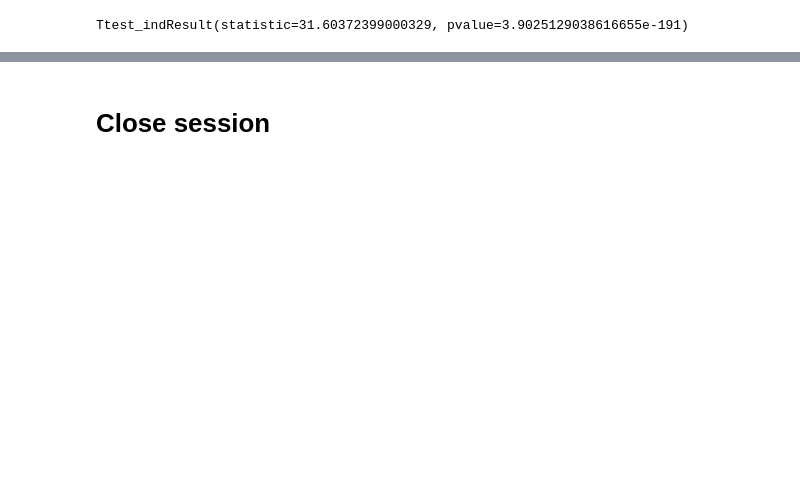
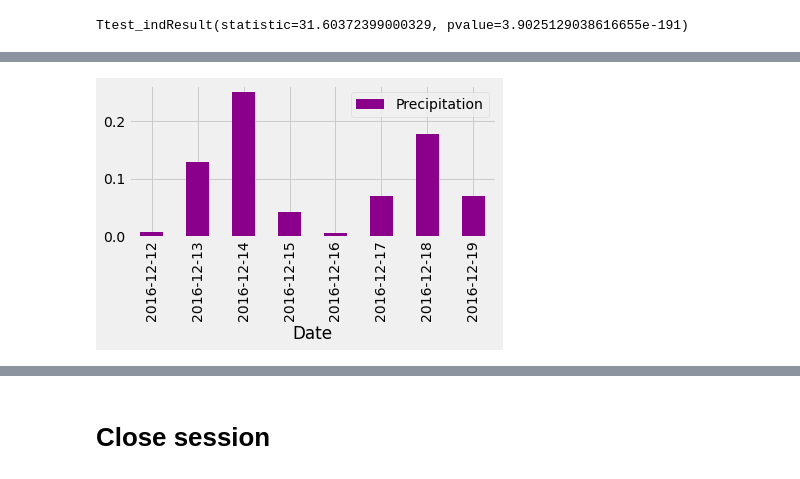
Before and after one commit to KStrange89/Trip-Planning, a Jupyter notebook: climate.ipynb, the cells around one changed output, grey strips where cells are left out. Saved outputs shown, nothing was run; the diff lists cells and outputs as text; code cells hidden in the pictures; blank space fills up the shorter version.

```diff
--- a/climate.ipynb
+++ b/climate.ipynb
@@ -283,0 +484,15 @@ Because the p-value is so high, we fail to reject the null hypothesis. The diffe
+# %%
+start_date = '2016-12-12'
+end_date = '2016-12-19'
+
+sel = [Measurement.date, func.avg(Measurement.prcp)]
+
+results = session.query(*sel).\
+    filter(Measurement.date >= start_date).\
+    filter(Measurement.date <= end_date).\
+    group_by(Measurement.date).order_by(Measurement.date).all()
+
+avg_prcp_dates = pd.DataFrame(
+    results, columns = ['Date', 'Precipitation'])
+
+avg_prcp_dates
@@ -283,0 +535,8 @@ Because the p-value is so high, we fail to reject the null hypothesis. The diffe
+# %%
+avg_prcp_dates.plot(kind = 'bar', color = 'darkmagenta').set_xlabel('Date')
+plt.xticks([0,1,2,3,4,5,6,7], avg_prcp_dates.Date)
+plt.tight_layout()
+plt.savefig('Images/trip_prcp.png')
+plt.show()
+# %% [output]
+[figure, added]
```
Also changed, not shown: parts of 25 cells of this notebook, 3 other files.
